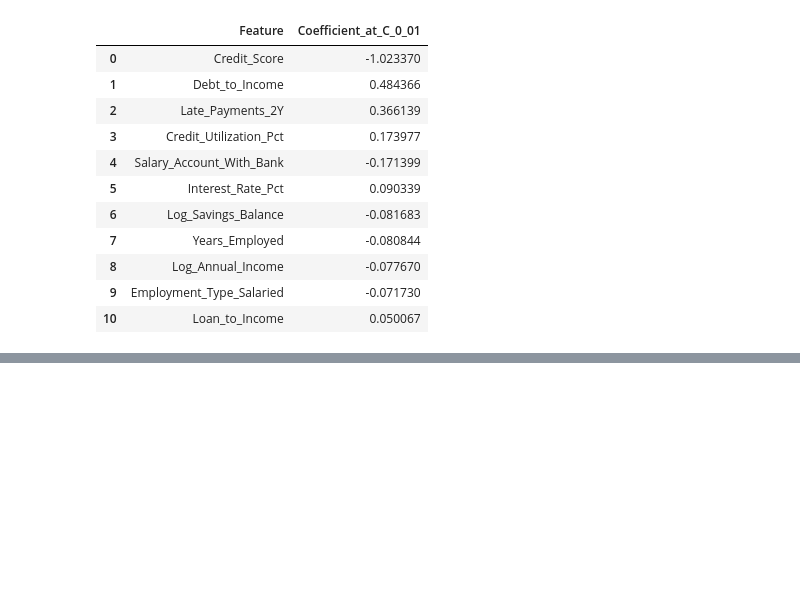
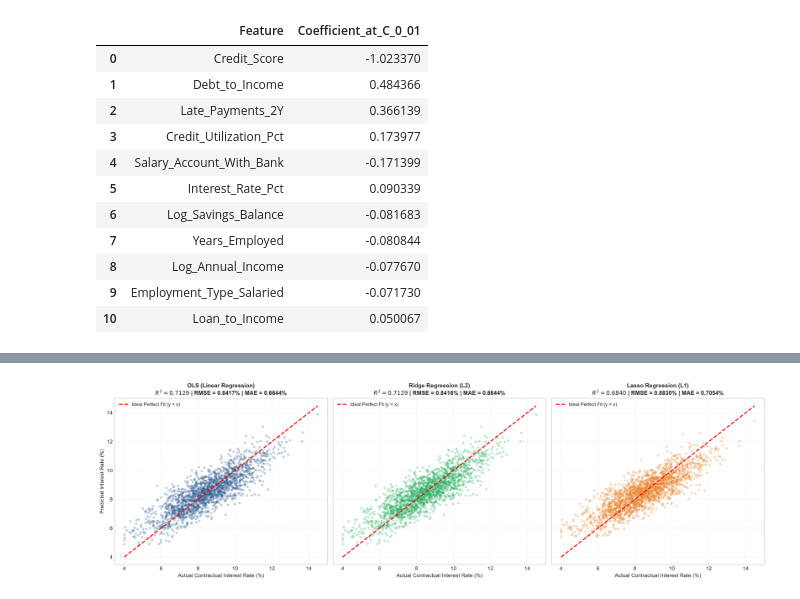
Before and after one commit to neamn-dev/bank_loan, a Jupyter notebook: notebooks/loan_default/08_lasso_ridge_logistic_experiment.ipynb, the cells around one changed output, grey strips where cells are left out. Drawn from its saved outputs; the diff is of its cells as text; code cells hidden in the pictures; blank space fills up the shorter version.

Commit message:
feat(pricing): implement teacher-required OLS, Ridge, and Lasso continuous regression benchmark

```diff
--- a/notebooks/loan_default/08_lasso_ridge_logistic_experiment.ipynb
+++ b/notebooks/loan_default/08_lasso_ridge_logistic_experiment.ipynb
@@ -369,0 +449,95 @@ plt.show()
+# %%
+from scipy import stats
+
+# 1. Visualization 1: Actual vs. Predicted (3-Panel Comparison)
+fig, axes = plt.subplots(1, 3, figsize=(18, 5.5), sharey=True)
+colors = {
+    'OLS (Linear Regression)': '#2b5c8f',
+    'Ridge Regression (L2)': '#27ae60',
+    'Lasso Regression (L1)': '#e67e22'
+}
+
+for idx, (name, y_pred) in enumerate(reg_predictions.items()):
+    ax = axes[idx]
+    r2 = r2_score(y_te_reg, y_pred)
+    rmse = np.sqrt(mean_squared_error(y_te_reg, y_pred))
+    mae = mean_absolute_error(y_te_reg, y_pred)
+
+    ax.scatter(y_te_reg, y_pred, alpha=0.30, color=colors[name], s=20, edgecolor='none')
+    min_val = min(y_te_reg.min(), y_pred.min())
+    max_val = max(y_te_reg.max(), y_pred.max())
+    ax.plot([min_val, max_val], [min_val, max_val], 'r--', lw=2, label='Ideal Perfect Fit (y = x)')
+
+    ax.set_title(f'{name}\n$R^2 = {r2:.4f}$ | RMSE = {rmse:.4f}% | MAE = {mae:.4f}%', fontsize=11, weight='bold')
+    ax.set_xlabel('Actual Contractual Interest Rate (%)', fontsize=10)
+    if idx == 0:
+        ax.set_ylabel('Predicted Interest Rate (%)', fontsize=10)
+    ax.grid(True, linestyle=':', alpha=0.6)
+    ax.legend(loc='upper left', fontsize=9)
+
+plt.tight_layout()
+os.makedirs('../../outputs/figures', exist_ok=True)
+plt.savefig('../../outputs/figures/regression_actual_vs_predicted.png', dpi=150)
+plt.show()
+
+# 2. Visualization 2: Residual Diagnostics (Residuals vs. Fitted & Distribution of Errors)
+fig, axes = plt.subplots(2, 3, figsize=(18, 9.5))
+
+for idx, (name, res) in enumerate(reg_residuals.items()):
+    y_pred = reg_predictions[name]
+
+    # Top Row: Residuals vs. Fitted Values
+    ax_top = axes[0, idx]
+    ax_top.scatter(y_pred, res, alpha=0.30, color=colors[name], s=20, edgecolor='none')
+    ax_top.axhline(0, color='red', linestyle='--', lw=2)
+    ax_top.set_title(f'{name}: Residuals vs. Fitted', fontsize=11, weight='bold')
+    ax_top.set_xlabel('Fitted Interest Rate (%)', fontsize=10)
+    if idx == 0:
+        ax_top.set_ylabel('Residual (Actual - Fitted)', fontsize=10)
+    ax_top.grid(True, linestyle=':', alpha=0.6)
+
+    # Bottom Row: Residual Error Histogram with Theoretical Normal Overlay
+    ax_bot = axes[1, idx]
+    sns.histplot(res, kde=True, ax=ax_bot, color=colors[name], stat="density", bins=30, alpha=0.4)
+    mu, std = res.mean(), res.std()
+    x_norm = np.linspace(res.min(), res.max(), 100)
+    p_norm = stats.norm.pdf(x_norm, mu, std)
+    ax_bot.plot(x_norm, p_norm, 'r--', lw=2, label=f'Normal($\\mu={mu:.2f}, \\sigma={std:.2f}$)')
+    ax_bot.set_title(f'{name}: Error Distribution', fontsize=11, weight='bold')
+    ax_bot.set_xlabel('Residual Error (%)', fontsize=10)
+    if idx == 0:
+        ax_bot.set_ylabel('Density', fontsize=10)
+    ax_bot.grid(True, linestyle=':', alpha=0.6)
+    ax_bot.legend(loc='upper right', fontsize=9)
+
+plt.tight_layout()
+plt.savefig('../../outputs/figures/regression_residual_diagnostics.png', dpi=150)
+plt.show()
+
+# 3. Visualization 3: Coefficient Shrinkage and Sparsity Comparison
+top_features = df_reg_coef.reindex(df_reg_coef['Ridge_Coef'].abs().sort_values(ascending=False).index).head(15)['Feature'].tolist()
+df_top_coef = df_reg_coef[df_reg_coef['Feature'].isin(top_features)].copy()
+df_top_coef['sort_val'] = df_top_coef['Ridge_Coef'].abs()
+df_top_coef = df_top_coef.sort_values('sort_val', ascending=True)
+
+fig, ax = plt.subplots(figsize=(12, 7.5))
+y_pos = np.arange(len(df_top_coef))
+bar_width = 0.26
+
+rects1 = ax.barh(y_pos - bar_width, df_top_coef['OLS_Coef'], bar_width, label='OLS (Unregularized)', color='#2b5c8f', alpha=0.85)
+rects2 = ax.barh(y_pos, df_top_coef['Ridge_Coef'], bar_width, label='Ridge (L2 Penalty)', color='#27ae60', alpha=0.85)
+rects3 = ax.barh(y_pos + bar_width, df_top_coef['Lasso_Coef'], bar_width, label='Lasso (L1 Penalty)', color='#e67e22', alpha=0.85)
+
+ax.set_yticks(y_pos)
+ax.set_yticklabels(df_top_coef['Feature'], fontsize=10)
+ax.axvline(0, color='black', lw=1, linestyle='-')
+ax.set_xlabel('Standardized Regression Coefficient ($\\hat{\\beta}$)', fontsize=11, weight='bold')
+ax.set_title('Top 15 Predictor Coefficients: Shrinkage and Sparsity Comparison across OLS, Ridge, and Lasso', fontsize=12, weight='bold')
+ax.legend(loc='lower right', fontsize=10)
+ax.grid(True, linestyle=':', alpha=0.6, axis='x')
+
+plt.tight_layout()
+plt.savefig('../../outputs/figures/regression_coefficients_comparison.png', dpi=150)
+plt.show()
+# %% [output]
+[figure, added]
```
Also changed, not shown: parts of 12 cells of this notebook.
